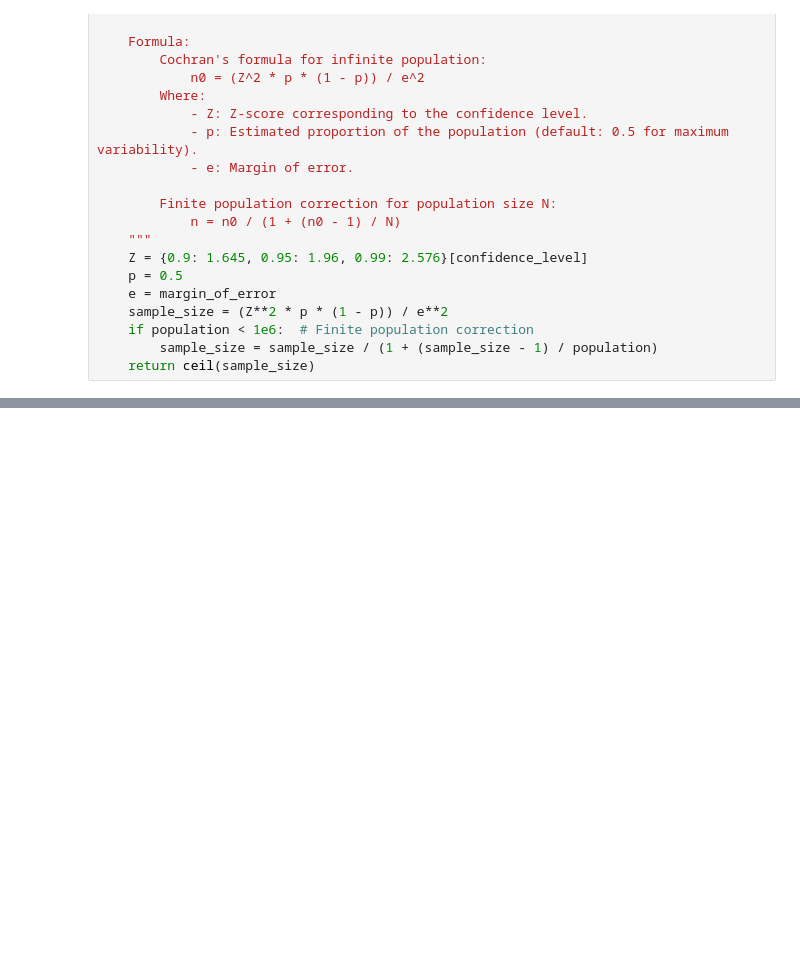
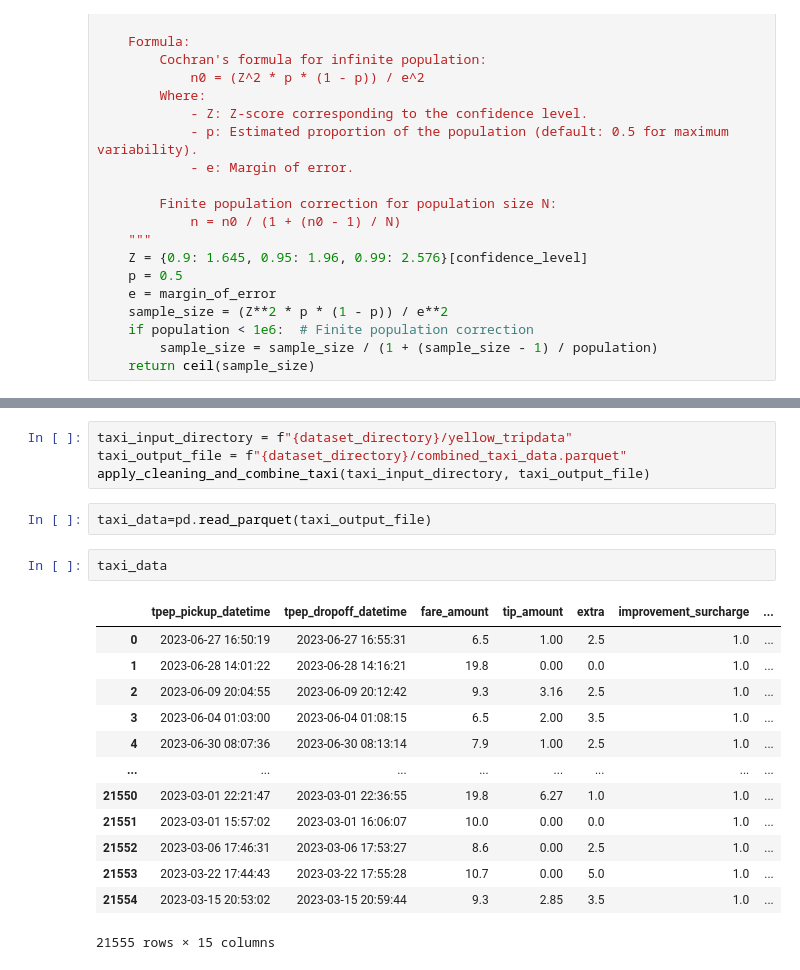
Before and after one commit to shao091/IEOR4501-Project-Group-15, a Jupyter notebook: Project Scaffolding.ipynb, the cells around one changed output, grey strips where cells are left out. Cells and saved outputs as stored; diff of their text form; blank space fills up the shorter version.

Commit message:
Data preprocess on taxi and uber

```diff
--- a/Project Scaffolding.ipynb
+++ b/Project Scaffolding.ipynb
@@ -228,0 +335,22 @@ def calculate_sample_size(population, confidence_level=0.95, margin_of_error=0.0
+# %%
+taxi_input_directory = f"{dataset_directory}/yellow_tripdata"
+taxi_output_file = f"{dataset_directory}/combined_taxi_data.parquet"
+apply_cleaning_and_combine_taxi(taxi_input_directory, taxi_output_file)
+# %%
+taxi_data=pd.read_parquet(taxi_output_file)
+# %%
+taxi_data
+# %% [output]
+|  | tpep_pickup_datetime | tpep_dropoff_datetime | fare_amount | tip_amount | extra | improvement_surcharge | ... |
+| 0 | 2023-06-27 16:50:19 | 2023-06-27 16:55:31 | 6.5 | 1.00 | 2.5 | 1.0 | ... |
+| 1 | 2023-06-28 14:01:22 | 2023-06-28 14:16:21 | 19.8 | 0.00 | 0.0 | 1.0 | ... |
+| 2 | 2023-06-09 20:04:55 | 2023-06-09 20:12:42 | 9.3 | 3.16 | 2.5 | 1.0 | ... |
+| 3 | 2023-06-04 01:03:00 | 2023-06-04 01:08:15 | 6.5 | 2.00 | 3.5 | 1.0 | ... |
+| 4 | 2023-06-30 08:07:36 | 2023-06-30 08:13:14 | 7.9 | 1.00 | 2.5 | 1.0 | ... |
+| ... | ... | ... | ... | ... | ... | ... | ... |
+| 21550 | 2023-03-01 22:21:47 | 2023-03-01 22:36:55 | 19.8 | 6.27 | 1.0 | 1.0 | ... |
+| 21551 | 2023-03-01 15:57:02 | 2023-03-01 16:06:07 | 10.0 | 0.00 | 0.0 | 1.0 | ... |
+| 21552 | 2023-03-06 17:46:31 | 2023-03-06 17:53:27 | 8.6 | 0.00 | 2.5 | 1.0 | ... |
+| 21553 | 2023-03-22 17:44:43 | 2023-03-22 17:55:28 | 10.7 | 0.00 | 5.0 | 1.0 | ... |
+| 21554 | 2023-03-15 20:53:02 | 2023-03-15 20:59:44 | 9.3 | 2.85 | 3.5 | 1.0 | ... |
+21555 rows × 15 columns
```
Also changed, not shown: parts of 12 cells of this notebook.
